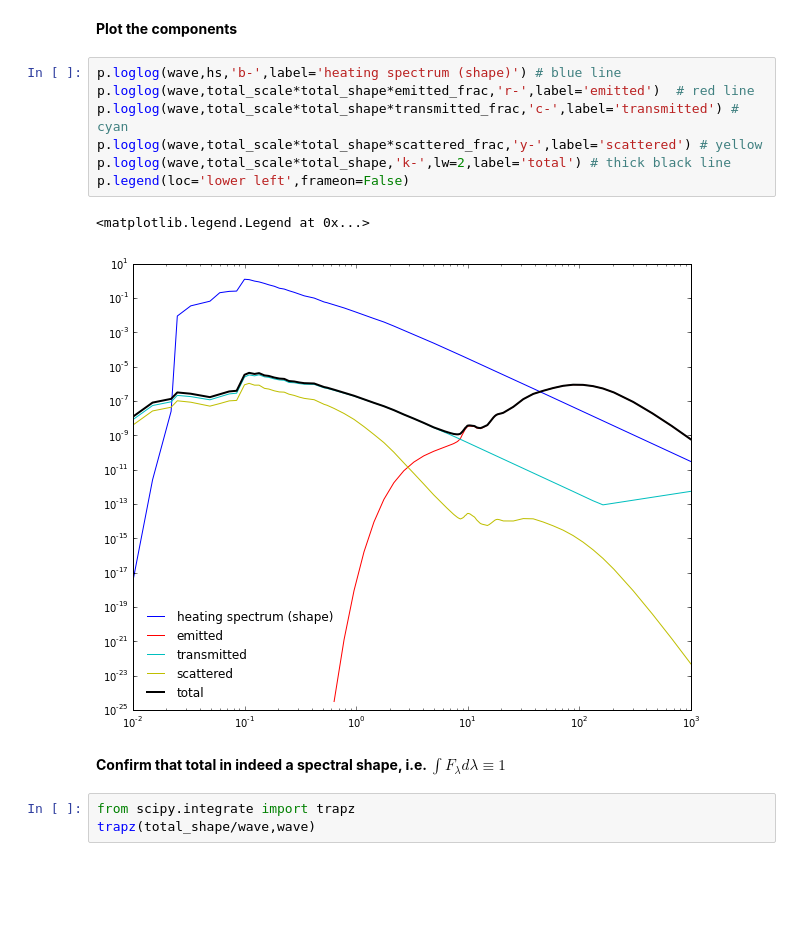
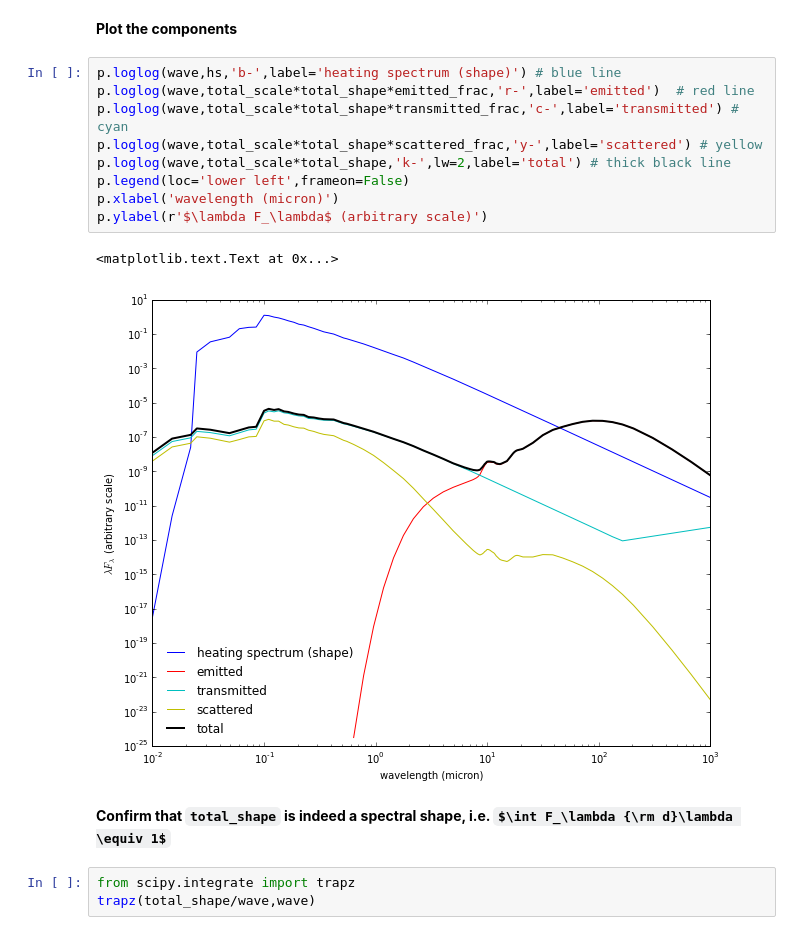
Before and after one commit to rnikutta/notebooks, a Jupyter notebook: dusty_hdf5.ipynb, the cells around one changed output. Cells and saved outputs as stored; diff of their text form; some formulas as TeX source; blank space fills up the shorter version.

Commit message:
Updated dusty_hdf5.ipynb: plot labels, and formatting of some notebook cells. Fixed typos.

```diff
--- a/dusty_hdf5.ipynb
+++ b/dusty_hdf5.ipynb
@@ -118,15 +118,17 @@ hs = heating[2,0,:]
 # %%
 p.loglog(wave,hs,'b-',label='heating spectrum (shape)') # blue line
 p.loglog(wave,total_scale*total_shape*emitted_frac,'r-',label='emitted')  # red line
 p.loglog(wave,total_scale*total_shape*transmitted_frac,'c-',label='transmitted') # cyan
 p.loglog(wave,total_scale*total_shape*scattered_frac,'y-',label='scattered') # yellow
 p.loglog(wave,total_scale*total_shape,'k-',lw=2,label='total') # thick black line
 p.legend(loc='lower left',frameon=False)
+p.xlabel('wavelength (micron)')
+p.ylabel(r'$\lambda F_\lambda$ (arbitrary scale)')
 # %% [output]
-<matplotlib.legend.Legend at 0x...>
+<matplotlib.text.Text at 0x...>
-[figure, old version]
+[figure, new version]
 # %% [markdown]
-**Confirm that total in indeed a spectral shape, i.e. $\int F_\lambda d\lambda \equiv 1$**
+**Confirm that `total_shape` is indeed a spectral shape, i.e. $\int F_\lambda {\rm d}\lambda \equiv 1$**
 # %%
 from scipy.integrate import trapz
 trapz(total_shape/wave,wave)
```
Also changed, not shown: parts of 4 cells of this notebook.
